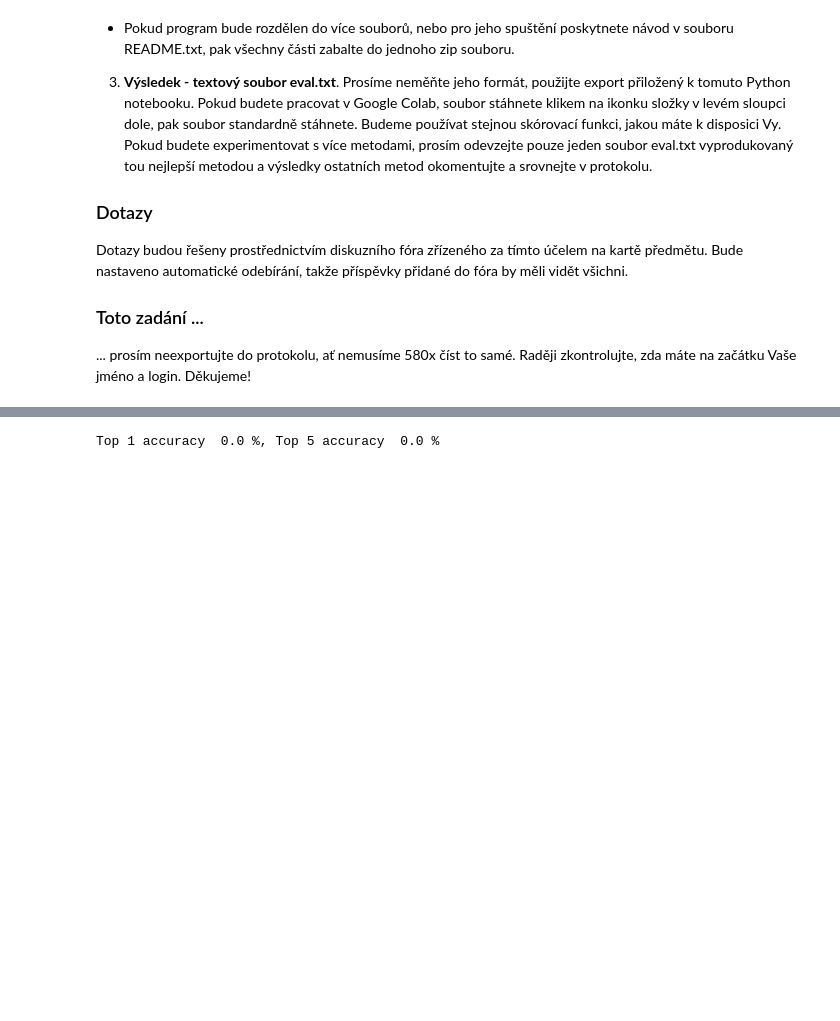
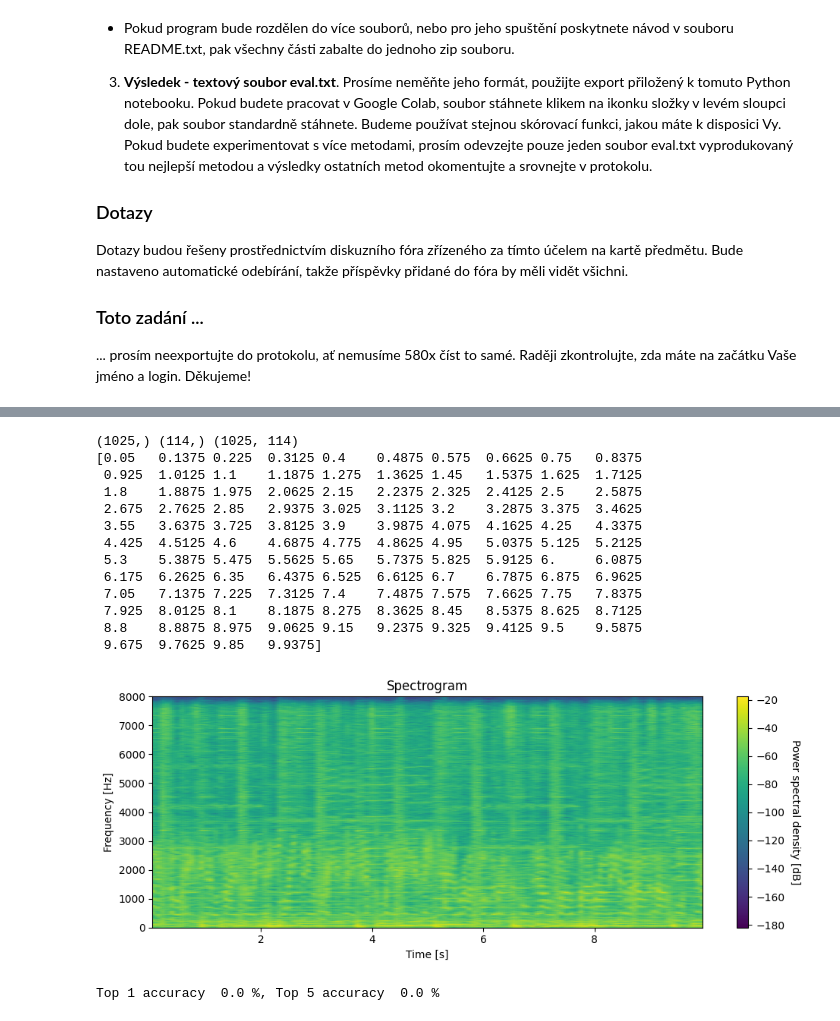
Before and after one commit to Katzoun/ISS-course, a Jupyter notebook: proj/ISS_Projekt_2025_MIR.ipynb, the cells around one changed output, grey strips where cells are left out. Drawn from its saved outputs; the diff is of its cells as text; code cells hidden in the pictures; blank space fills up the shorter version.

```diff
--- a/proj/Copy_of_ISS_Projekt_2025_MIR.ipynb
+++ b/proj/ISS_Projekt_2025_MIR.ipynb
@@ -122,18 +113,63 @@ def load_data (S, dirname, count, no_samples):
     S[ii], Fs = sf.read(dirname + "/" + str(one) + ".wav")
     ii = ii+1
 
-Fs = 16000
 # load known data
-N_known = 706; duration_known = 10; no_samples_known = Fs * duration_known
-known_signals=np.zeros([N_known, no_samples_known]); load_data(known_signals, "known", N_known, no_samples_known)
-display(Audio(known_signals[45], rate=Fs))
+N_known = 706; duration_known = 10;
+no_samples_known = SAMPLE_RATE * duration_known
+known_signals=np.zeros([N_known, no_samples_known]);
+load_data(known_signals, "known", N_known, no_samples_known)
+display(Audio(known_signals[45], rate=SAMPLE_RATE))
 
 # load validation data
-N_valid = 50; duration_valid = 5; no_samples_valid = Fs * duration_valid
-valid_signals=np.zeros([N_valid, no_samples_valid]); load_data(valid_signals, "valid", N_valid, no_samples_valid)
-display(Audio(valid_signals[45], rate=Fs))
+N_valid = 50; duration_valid = 5;
+no_samples_valid = SAMPLE_RATE * duration_valid
+valid_signals=np.zeros([N_valid, no_samples_valid]);
+load_data(valid_signals, "valid", N_valid, no_samples_valid)
+display(Audio(valid_signals[45], rate=SAMPLE_RATE))
 # %% [output]
 [interactive output not drawn]
 [interactive output not drawn]
+# %%
+# HELPER FUNCTIONS
+def my_spectrogram(signal):
+    return spectrogram(signal, fs=SAMPLE_RATE, nperseg=NPERFRAME, noverlap=NOVERLAP, nfft=NFFT)
+
+def plot_spectrogram(signal):
+    f, t, Sxx = my_spectrogram(signal)
+    print(f.shape, t.shape, Sxx.shape)
+    print(t)
+
+
+    Sxx_log = 10 * np.log10(Sxx + 1e-20)  # Convert to dB scale
+    plt.figure(figsize=(10, 4))
+    plt.pcolormesh(t, f, Sxx_log, shading='gouraud')
+    plt.ylabel('Frequency [Hz]')
+    plt.xlabel('Time [s]')
+    cbar = plt.colorbar()
+    cbar.set_label('Power spectral density [dB]', rotation=270, labelpad=15)
+    plt.title('Spectrogram')
+    plt.tight_layout()
+    plt.show()
+
+def get_peaks(spectrogram):
+    pass
+
+
+plot_spectrogram(known_signals[8])
+# %% [output]
+(1025,) (114,) (1025, 114)
+[0.05   0.1375 0.225  0.3125 0.4    0.4875 0.575  0.6625 0.75   0.8375
+ 0.925  1.0125 1.1    1.1875 1.275  1.3625 1.45   1.5375 1.625  1.7125
+ 1.8    1.8875 1.975  2.0625 2.15   2.2375 2.325  2.4125 2.5    2.5875
+ 2.675  2.7625 2.85   2.9375 3.025  3.1125 3.2    3.2875 3.375  3.4625
+ 3.55   3.6375 3.725  3.8125 3.9    3.9875 4.075  4.1625 4.25   4.3375
+ 4.425  4.5125 4.6    4.6875 4.775  4.8625 4.95   5.0375 5.125  5.2125
+ 5.3    5.3875 5.475  5.5625 5.65   5.7375 5.825  5.9125 6.     6.0875
+ 6.175  6.2625 6.35   6.4375 6.525  6.6125 6.7    6.7875 6.875  6.9625
+ 7.05   7.1375 7.225  7.3125 7.4    7.4875 7.575  7.6625 7.75   7.8375
+ 7.925  8.0125 8.1    8.1875 8.275  8.3625 8.45   8.5375 8.625  8.7125
+ 8.8    8.8875 8.975  9.0625 9.15   9.2375 9.325  9.4125 9.5    9.5875
+ 9.675  9.7625 9.85   9.9375]
+[figure, added]
 # %%
 # YOUR CODE COMES HERE ! Your task is to produce a matrix 50 x 706 with similarity measures
```
Also changed, not shown: parts of 4 cells of this notebook, 3 other files.
